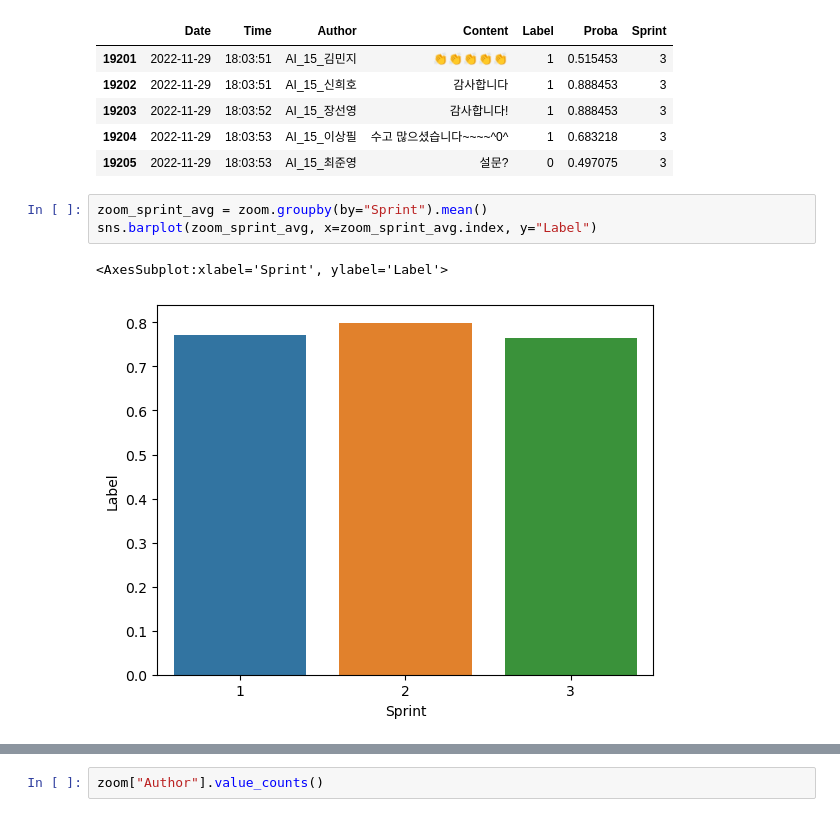
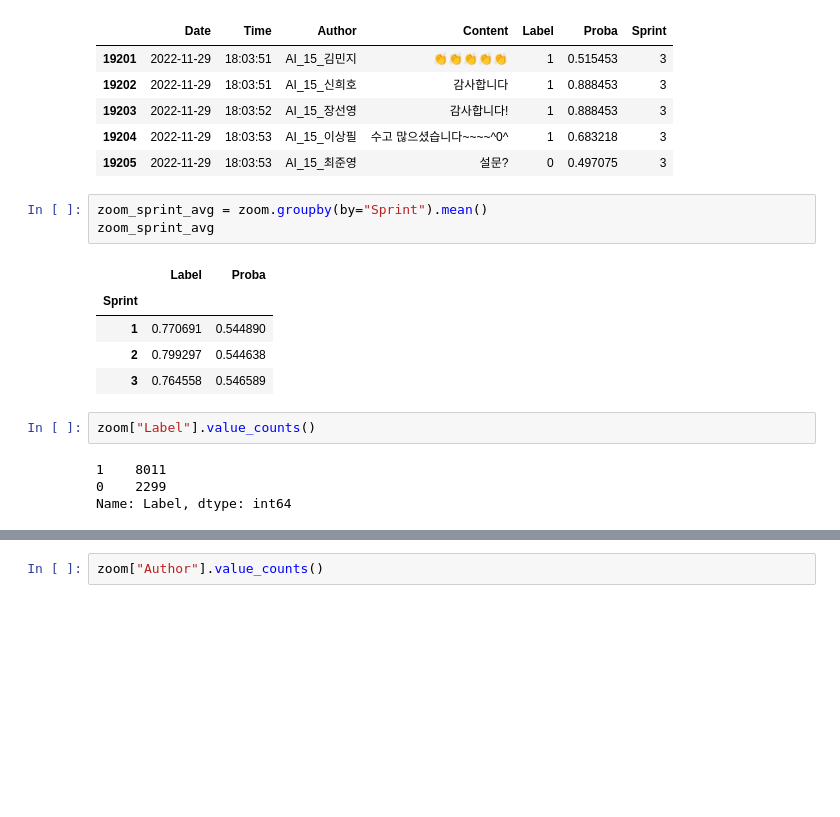
Before and after one commit to tes-b/project_4_Sentiment_analysis, a Jupyter notebook: analysis.ipynb, the cells around one changed output, grey strips where cells are left out. Drawn from its saved outputs; the diff is of its cells as text; blank space fills up the shorter version.

```diff
--- a/analysis.ipynb
+++ b/analysis.ipynb
@@ -46,10 +46,19 @@ zoom.tail()
 | 19205 | 2022-11-29 | 18:03:53 | AI_15_최준영 | 설문? | 0 | 0.497075 | 3 |
 # %%
 zoom_sprint_avg = zoom.groupby(by="Sprint").mean()
-sns.barplot(zoom_sprint_avg, x=zoom_sprint_avg.index, y="Label")
+zoom_sprint_avg
 # %% [output]
-<AxesSubplot:xlabel='Sprint', ylabel='Label'>
-[figure, removed]
+|  | Label | Proba |
+| Sprint |  |  |
+| 1 | 0.770691 | 0.544890 |
+| 2 | 0.799297 | 0.544638 |
+| 3 | 0.764558 | 0.546589 |
+# %%
+zoom["Label"].value_counts()
+# %% [output]
+1    8011
+0    2299
+Name: Label, dtype: int64
 # %%
 zoom_label_avg = zoom.groupby(by="Date").mean()
 # zoom_label_avg
```
Also changed, not shown: parts of 8 cells of this notebook, 1 other file.
